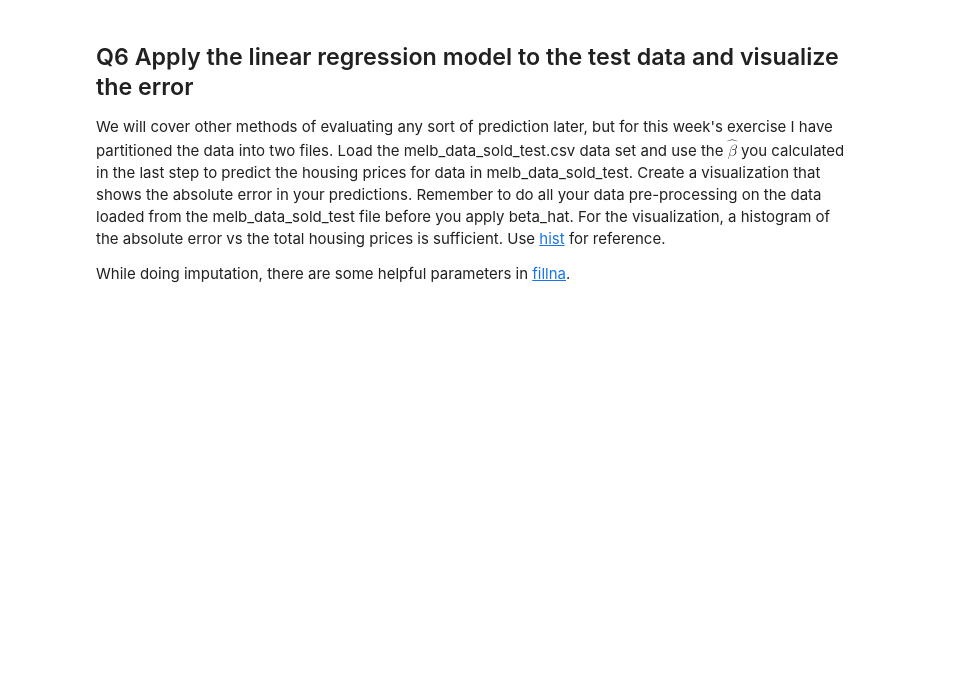
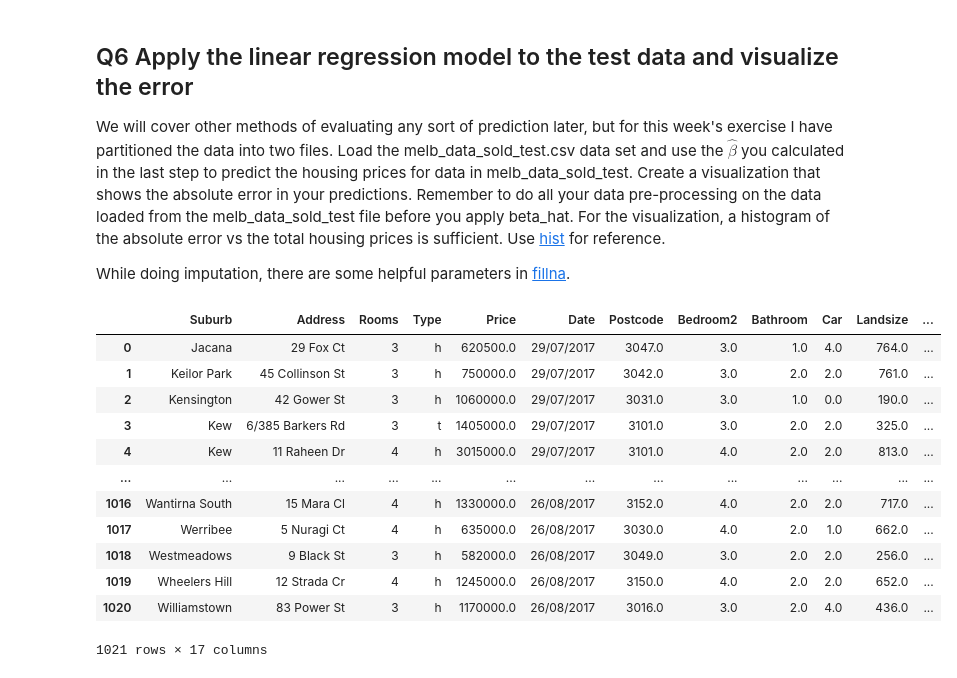
Before and after one commit to alex-chiu/CS329E-Data-Analytics, a Jupyter notebook: HW3/CS329E_HW3.ipynb, the cells around one changed output. Cells and saved outputs as stored; diff of their text form; code cells hidden in the pictures; blank space fills up the shorter version.

```diff
--- a/HW3/CS329E_HW3.ipynb
+++ b/HW3/CS329E_HW3.ipynb
@@ -114,5 +193,22 @@ While doing imputation, there are some helpful parameters in [fillna](https://pa
 # %%
 # Step zero, load the melb_data_sold_test.csv data for testing.  Use Imputation to fill in any missing numeric values
 # We use imputation here instead of deletion since we want a prediction for _every_ row in the test file.
+df_test_init = pd.read_csv('melb_data_sold_test.csv')
+df_test_init = df_test_init.fillna(method='pad')
+df_test_init
+# %% [output]
+|  | Suburb | Address | Rooms | Type | Price | Date | Postcode | Bedroom2 | Bathroom | Car | Landsize | ... |
+| 0 | Jacana | 29 Fox Ct | 3 | h | 620500.0 | 29/07/2017 | 3047.0 | 3.0 | 1.0 | 4.0 | 764.0 | ... |
+| 1 | Keilor Park | 45 Collinson St | 3 | h | 750000.0 | 29/07/2017 | 3042.0 | 3.0 | 2.0 | 2.0 | 761.0 | ... |
+| 2 | Kensington | 42 Gower St | 3 | h | 1060000.0 | 29/07/2017 | 3031.0 | 3.0 | 1.0 | 0.0 | 190.0 | ... |
+| 3 | Kew | 6/385 Barkers Rd | 3 | t | 1405000.0 | 29/07/2017 | 3101.0 | 3.0 | 2.0 | 2.0 | 325.0 | ... |
+| 4 | Kew | 11 Raheen Dr | 4 | h | 3015000.0 | 29/07/2017 | 3101.0 | 4.0 | 2.0 | 2.0 | 813.0 | ... |
+| ... | ... | ... | ... | ... | ... | ... | ... | ... | ... | ... | ... | ... |
+| 1016 | Wantirna South | 15 Mara Cl | 4 | h | 1330000.0 | 26/08/2017 | 3152.0 | 4.0 | 2.0 | 2.0 | 717.0 | ... |
+| 1017 | Werribee | 5 Nuragi Ct | 4 | h | 635000.0 | 26/08/2017 | 3030.0 | 4.0 | 2.0 | 1.0 | 662.0 | ... |
+| 1018 | Westmeadows | 9 Black St | 3 | h | 582000.0 | 26/08/2017 | 3049.0 | 3.0 | 2.0 | 2.0 | 256.0 | ... |
+| 1019 | Wheelers Hill | 12 Strada Cr | 4 | h | 1245000.0 | 26/08/2017 | 3150.0 | 4.0 | 2.0 | 2.0 | 652.0 | ... |
+| 1020 | Williamstown | 83 Power St | 3 | h | 1170000.0 | 26/08/2017 | 3016.0 | 3.0 | 2.0 | 4.0 | 436.0 | ... |
+1021 rows × 17 columns
 # %%
 # Step one, add the new attribute for the 'distance_to_toorak' and the one hot encoding to the new data frame
```
Also changed, not shown: parts of 16 cells of this notebook, 1 other file.
